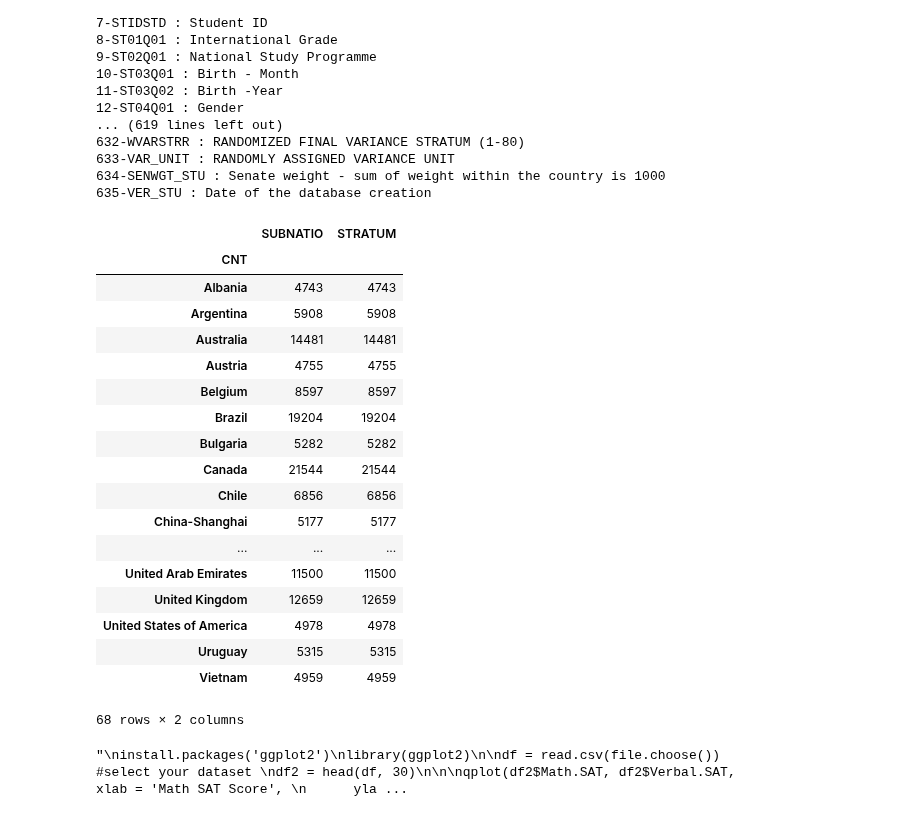
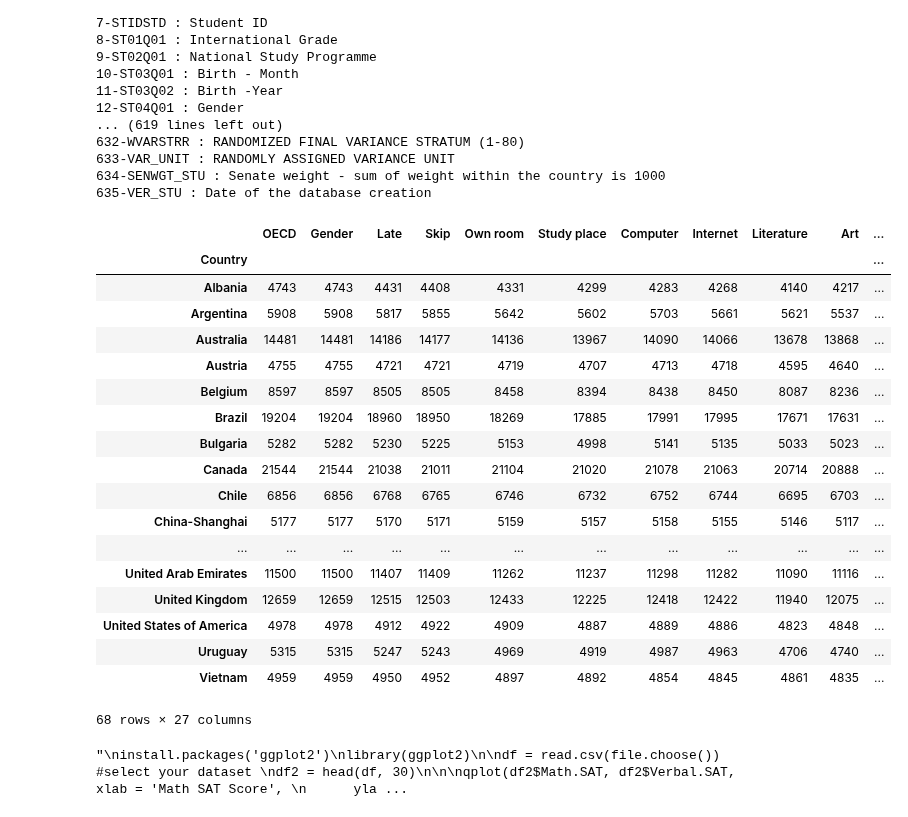
Before and after one commit to Steve-Choi/DAND, a Jupyter notebook: Communicate-Data-Findings/Communicate-Data-Findings.ipynb, the cells around one changed output. Cells and saved outputs as stored; diff of their text form; code cells hidden in the pictures.

```diff
--- a/Communicate-Data-Findings/Communicate-Data-Findings.ipynb
+++ b/Communicate-Data-Findings/Communicate-Data-Findings.ipynb
@@ -41,0 +130,14 @@ df.shape
+# %%
+# Compute the mean plausible values on each subject per students
+
+# Math
+df['Math'] = np.mean(df.iloc[:,13:18], axis=1)
+
+# Reading
+df['Reading'] = np.mean(df.iloc[:,18:23], axis=1)
+
+# Science
+df['Science'] = np.mean(df.iloc[:,23:28], axis=1)
+
+# Check
+df.head(3)
@@ -41,0 +150,6 @@ df.shape
+# %%
+# drop unnecessary Plausible Value columns
+df.drop(columns=df.columns[13:28], inplace=True)
+
+# check
+df.head(3)
@@ -42,20 +182,2 @@ df.shape
 # %% [markdown]
 ### Testing
-# %%
-# columns wanted
-# math = [501,502,503,504,505]
-# language = [541, 542, 543, 544, 545]
-# science = [546, 547, 548, 549, 550]
-# 43-ST25Q01 : International Language at Home
-# 143-ST57Q03 : Out-of-School Study Time - Personal Tutor
-# 411-AGE : Age of student
-my_cols = [0, 1, 4, 11, 12, 18, 19, 45, 46, 47, 49, 50, 52, 53, 411, 501, 502, 503, 504, 505, 541, 542, 543, 544, 545, \
-          546, 547, 548, 549, 550]
-# [index, Country, OECD, Birth year, Gender, Own room, Study place, computer, Internet, Literature, Art, Textbook, age]
-
-# This is for test. Reading selective columns
-df =  pd.read_csv('data/pisa2012.csv', encoding='ISO-8859-1', index_col=0, low_memory=False, \
-                  usecols=my_cols, nrows=10_000)
-
-#check
-df.head(20)
@@ -103,27 +207,27 @@ for i in df_colname.index:
 635-VER_STU : Date of the database creation
 # %%
 # number of students participated in each country
-df.groupby('CNT').count()
+df.groupby('Country').count()
 # %% [output]
-|  | SUBNATIO | STRATUM |
-| CNT |  |  |
-| Albania | 4743 | 4743 |
-| Argentina | 5908 | 5908 |
-| Australia | 14481 | 14481 |
-| Austria | 4755 | 4755 |
-| Belgium | 8597 | 8597 |
-| Brazil | 19204 | 19204 |
-| Bulgaria | 5282 | 5282 |
-| Canada | 21544 | 21544 |
-| Chile | 6856 | 6856 |
-| China-Shanghai | 5177 | 5177 |
-| ... | ... | ... |
-| United Arab Emirates | 11500 | 11500 |
-| United Kingdom | 12659 | 12659 |
-| United States of America | 4978 | 4978 |
-| Uruguay | 5315 | 5315 |
-| Vietnam | 4959 | 4959 |
+|  | OECD | Gender | Late | Skip | Own room | Study place | Computer | Internet | Literature | Art | ... |
+| Country |  |  |  |  |  |  |  |  |  |  | ... |
+| Albania | 4743 | 4743 | 4431 | 4408 | 4331 | 4299 | 4283 | 4268 | 4140 | 4217 | ... |
+| Argentina | 5908 | 5908 | 5817 | 5855 | 5642 | 5602 | 5703 | 5661 | 5621 | 5537 | ... |
+| Australia | 14481 | 14481 | 14186 | 14177 | 14136 | 13967 | 14090 | 14066 | 13678 | 13868 | ... |
+| Austria | 4755 | 4755 | 4721 | 4721 | 4719 | 4707 | 4713 | 4718 | 4595 | 4640 | ... |
+| Belgium | 8597 | 8597 | 8505 | 8505 | 8458 | 8394 | 8438 | 8450 | 8087 | 8236 | ... |
+| Brazil | 19204 | 19204 | 18960 | 18950 | 18269 | 17885 | 17991 | 17995 | 17671 | 17631 | ... |
+| Bulgaria | 5282 | 5282 | 5230 | 5225 | 5153 | 4998 | 5141 | 5135 | 5033 | 5023 | ... |
+| Canada | 21544 | 21544 | 21038 | 21011 | 21104 | 21020 | 21078 | 21063 | 20714 | 20888 | ... |
+| Chile | 6856 | 6856 | 6768 | 6765 | 6746 | 6732 | 6752 | 6744 | 6695 | 6703 | ... |
+| China-Shanghai | 5177 | 5177 | 5170 | 5171 | 5159 | 5157 | 5158 | 5155 | 5146 | 5117 | ... |
+| ... | ... | ... | ... | ... | ... | ... | ... | ... | ... | ... | ... |
+| United Arab Emirates | 11500 | 11500 | 11407 | 11409 | 11262 | 11237 | 11298 | 11282 | 11090 | 11116 | ... |
+| United Kingdom | 12659 | 12659 | 12515 | 12503 | 12433 | 12225 | 12418 | 12422 | 11940 | 12075 | ... |
+| United States of America | 4978 | 4978 | 4912 | 4922 | 4909 | 4887 | 4889 | 4886 | 4823 | 4848 | ... |
+| Uruguay | 5315 | 5315 | 5247 | 5243 | 4969 | 4919 | 4987 | 4963 | 4706 | 4740 | ... |
+| Vietnam | 4959 | 4959 | 4950 | 4952 | 4897 | 4892 | 4854 | 4845 | 4861 | 4835 | ... |
-68 rows × 2 columns
+68 rows × 27 columns
 # %%
 # ggplot2 example
 '''
```
Also changed, not shown: parts of 14 cells of this notebook.
